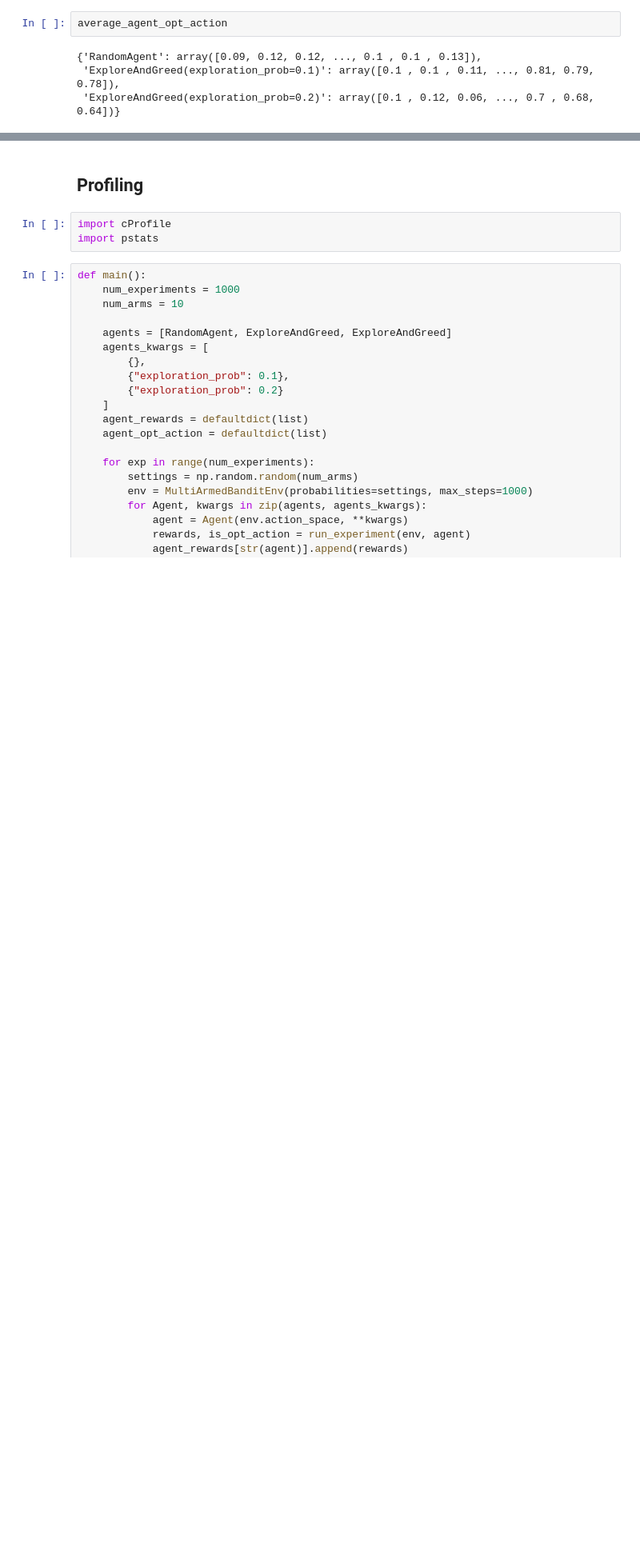
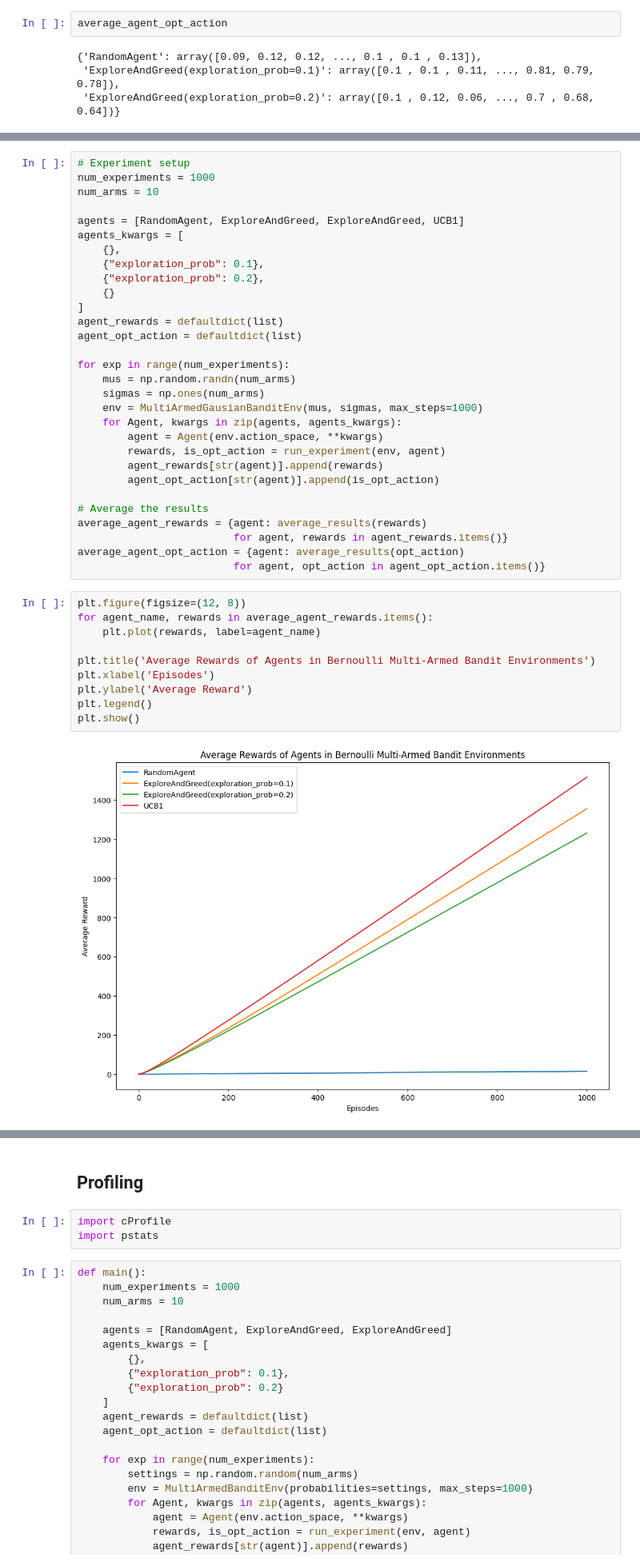
Before and after one commit to Stepan-Makarenko/Multi-armed-bandit-research, a Jupyter notebook: exploring.ipynb, the cells around one changed output, grey strips where cells are left out. Shown at 80% size. Cells and saved outputs as stored; diff of their text form; blank space fills up the shorter version.

```diff
--- a/exploring.ipynb
+++ b/exploring.ipynb
@@ -204,0 +234,42 @@ average_agent_opt_action
+# %%
+# Experiment setup
+num_experiments = 1000
+num_arms = 10
+
+agents = [RandomAgent, ExploreAndGreed, ExploreAndGreed, UCB1]
+agents_kwargs = [
+    {},
+    {"exploration_prob": 0.1},
+    {"exploration_prob": 0.2},
+    {}
+]
+agent_rewards = defaultdict(list)
+agent_opt_action = defaultdict(list)
+
+for exp in range(num_experiments):
+    mus = np.random.randn(num_arms)
+    sigmas = np.ones(num_arms)
+    env = MultiArmedGausianBanditEnv(mus, sigmas, max_steps=1000)
+    for Agent, kwargs in zip(agents, agents_kwargs):
+        agent = Agent(env.action_space, **kwargs)
+        rewards, is_opt_action = run_experiment(env, agent)
+        agent_rewards[str(agent)].append(rewards)
+        agent_opt_action[str(agent)].append(is_opt_action)
+
+# Average the results
+average_agent_rewards = {agent: average_results(rewards)
+                         for agent, rewards in agent_rewards.items()}
+average_agent_opt_action = {agent: average_results(opt_action)
+                         for agent, opt_action in agent_opt_action.items()}
+# %%
+plt.figure(figsize=(12, 8))
+for agent_name, rewards in average_agent_rewards.items():
+    plt.plot(rewards, label=agent_name)
+
+plt.title('Average Rewards of Agents in Bernoulli Multi-Armed Bandit Environments')
+plt.xlabel('Episodes')
+plt.ylabel('Average Reward')
+plt.legend()
+plt.show()
+# %% [output]
+[figure, added]
```
Also changed, not shown: parts of 9 cells of this notebook, 1 other file.
